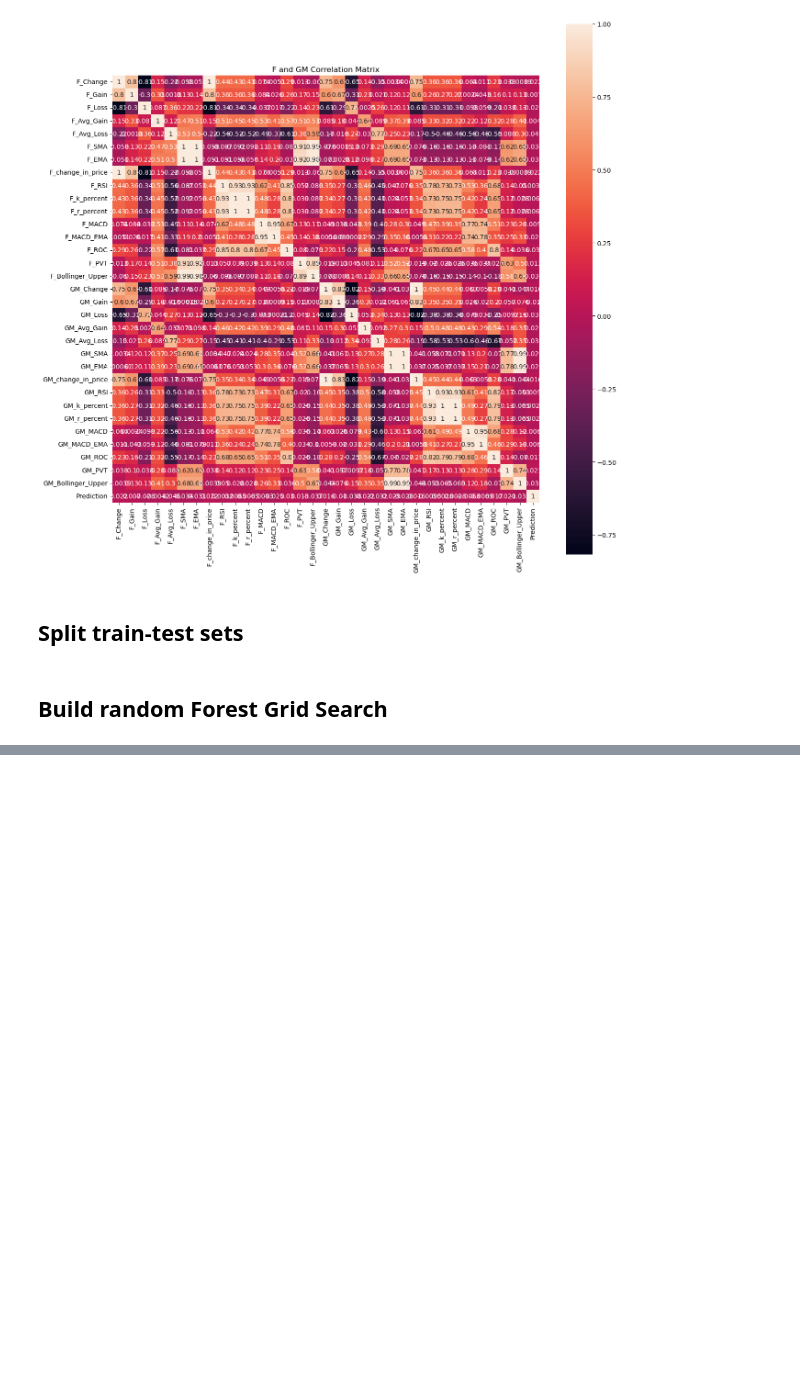
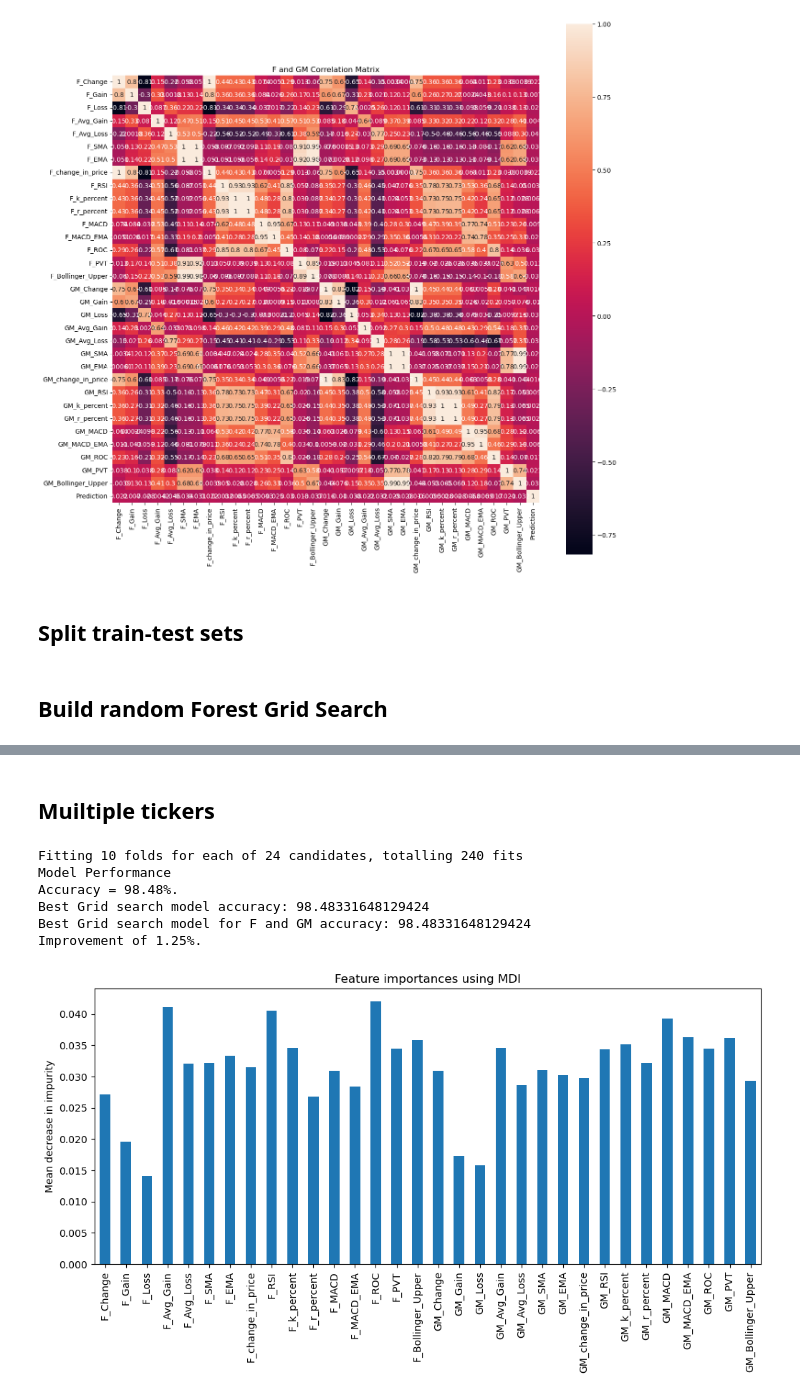
Before and after one commit to Arnabds/equity-vs-commodity, a Jupyter notebook: Kate_notebook/classification_1.ipynb, the cells around one changed output, grey strips where cells are left out. Saved outputs shown, nothing was run; the diff lists cells and outputs as text; code cells hidden in the pictures; blank space fills up the shorter version.

```diff
--- a/Kate_notebook/classification_1.ipynb
+++ b/Kate_notebook/classification_1.ipynb
@@ -188 +218,36 @@ def evaluate(model, test_features, test_labels):
+# %% [markdown]
+## Muiltiple tickers
+# %%
+for t in tickers:
+
+    X_train, X_test, y_train, y_test = split_1(df, t, test_size = 0.20)
+
+    # Create a random forest model
+    rf = RandomForestClassifier()
+
+    best_grid, best_accuracy = best_grid_search(rf, X_train, X_test, y_train, y_test)
+
+    improvement = 100 * (best_accuracy - base_accuracy) / base_accuracy
+
+    print('Best Grid search model for F and ' + t + ' accuracy:', best_accuracy)
+    print('Improvement of {:0.2f}%.'.format(improvement))
+
+    feature_names = [col for col in X_train.columns]
+    importances = best_grid.feature_importances_
+
+    forest_importances = pd.Series(importances, index=feature_names)
+
+    fig, ax = plt.subplots(figsize=(12, 5))
+    forest_importances.plot.bar(ax=ax)
+    ax.set_title("Feature importances using MDI")
+    ax.set_ylabel("Mean decrease in impurity")
+    plt.show()
+# %% [output]
+Fitting 10 folds for each of 24 candidates, totalling 240 fits
+Model Performance
+Accuracy = 98.48%.
+Best Grid search model accuracy: 98.48331648129424
+Best Grid search model for F and GM accuracy: 98.48331648129424
+Improvement of 1.25%.
+[figure, added]
 # %%
```
Also changed, not shown: parts of 20 cells of this notebook, 2 other files.
